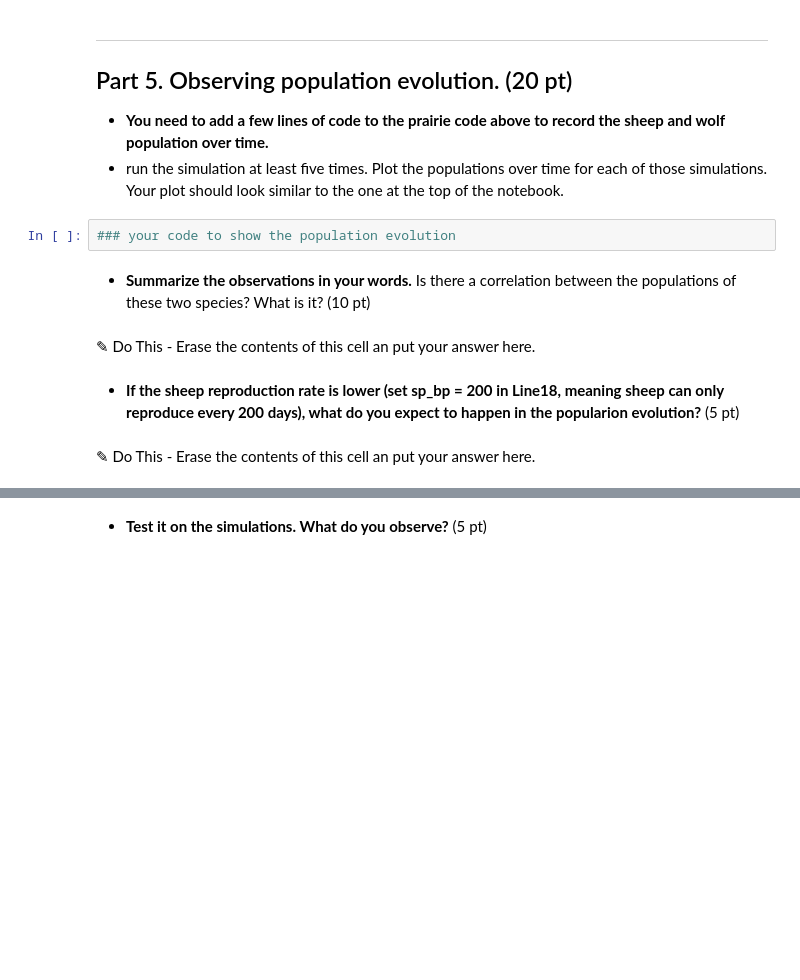
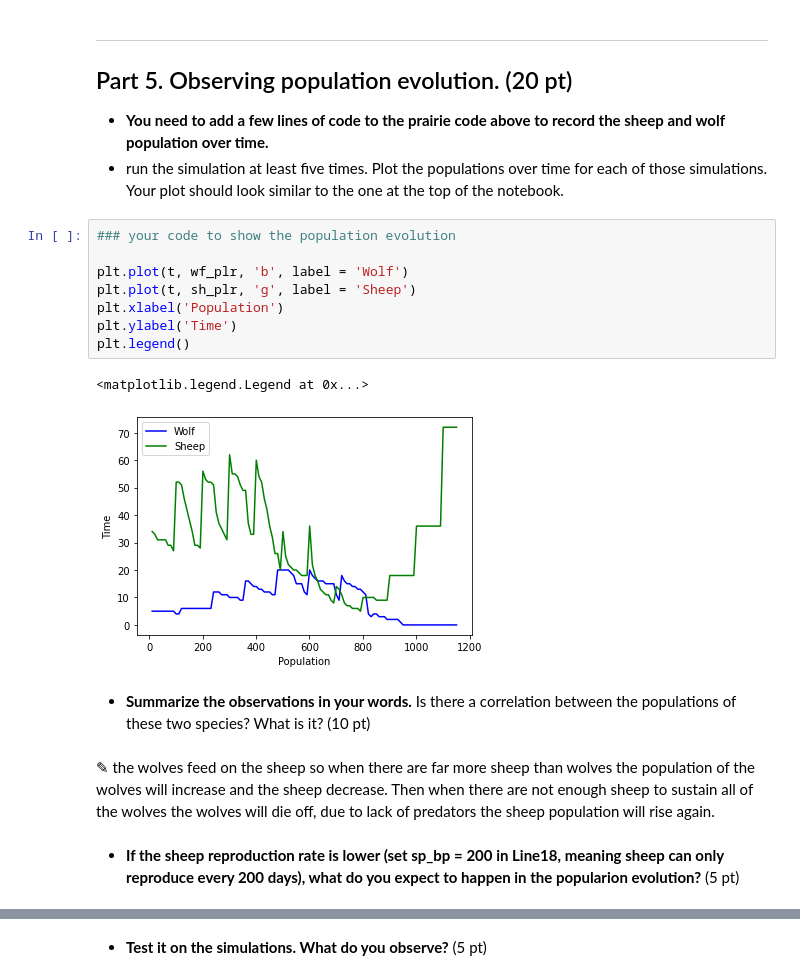
Before and after one commit to markelt1/cmse202-s21-turnin, a Jupyter notebook: hw-03/HW-03_OOP+ABM-Tim.ipynb, the cells around one changed output, grey strips where cells are left out. Drawn from its saved outputs; the diff is of its cells as text; blank space fills up the shorter version.

```diff
--- a/hw-03/HW-03_OOP+ABM-Tim.ipynb
+++ b/hw-03/HW-03_OOP+ABM-Tim.ipynb
@@ -874,13 +879,20 @@ Take a moment to save your notebook, commit the changes to your Git repository u
 
 - **You need to add a few lines of code to the prairie code above to record the sheep and wolf population over time.**
 - run the simulation at least five times. Plot the populations over time for each of those simulations. Your plot should look similar to the one at the top of the notebook.
-# %%
-### your code to show the population evolution
+# %%
+### your code to show the population evolution
+
+plt.plot(t, wf_plr, 'b', label = 'Wolf')
+plt.plot(t, sh_plr, 'g', label = 'Sheep')
+plt.xlabel('Population')
+plt.ylabel('Time')
+plt.legend()
+# %% [output]
+<matplotlib.legend.Legend at 0x...>
+[figure, added]
 # %% [markdown]
 - **Summarize the observations in your words.** Is there a correlation between the populations of these two species? What is it? (10 pt)
-# %% [markdown]
-<font size=+3>&#9998;</font> Do This - Erase the contents of this cell an put your answer here.
+# %% [markdown]
+<font size=+3>&#9998;</font> the wolves feed on the sheep so when there are far more sheep than wolves the population of the wolves will increase and the sheep decrease. Then when there are not enough sheep to sustain all of the wolves the wolves will die off, due to lack of predators the sheep population will rise again.
 # %% [markdown]
 - **If the sheep reproduction rate is lower (set sp_bp = 200 in Line18, meaning sheep can only reproduce every 200 days), what do you expect to happen in the popularion evolution?** (5 pt)
-# %% [markdown]
-<font size=+3>&#9998;</font> Do This - Erase the contents of this cell an put your answer  here.
```
Also changed, not shown: parts of 10 cells of this notebook.
